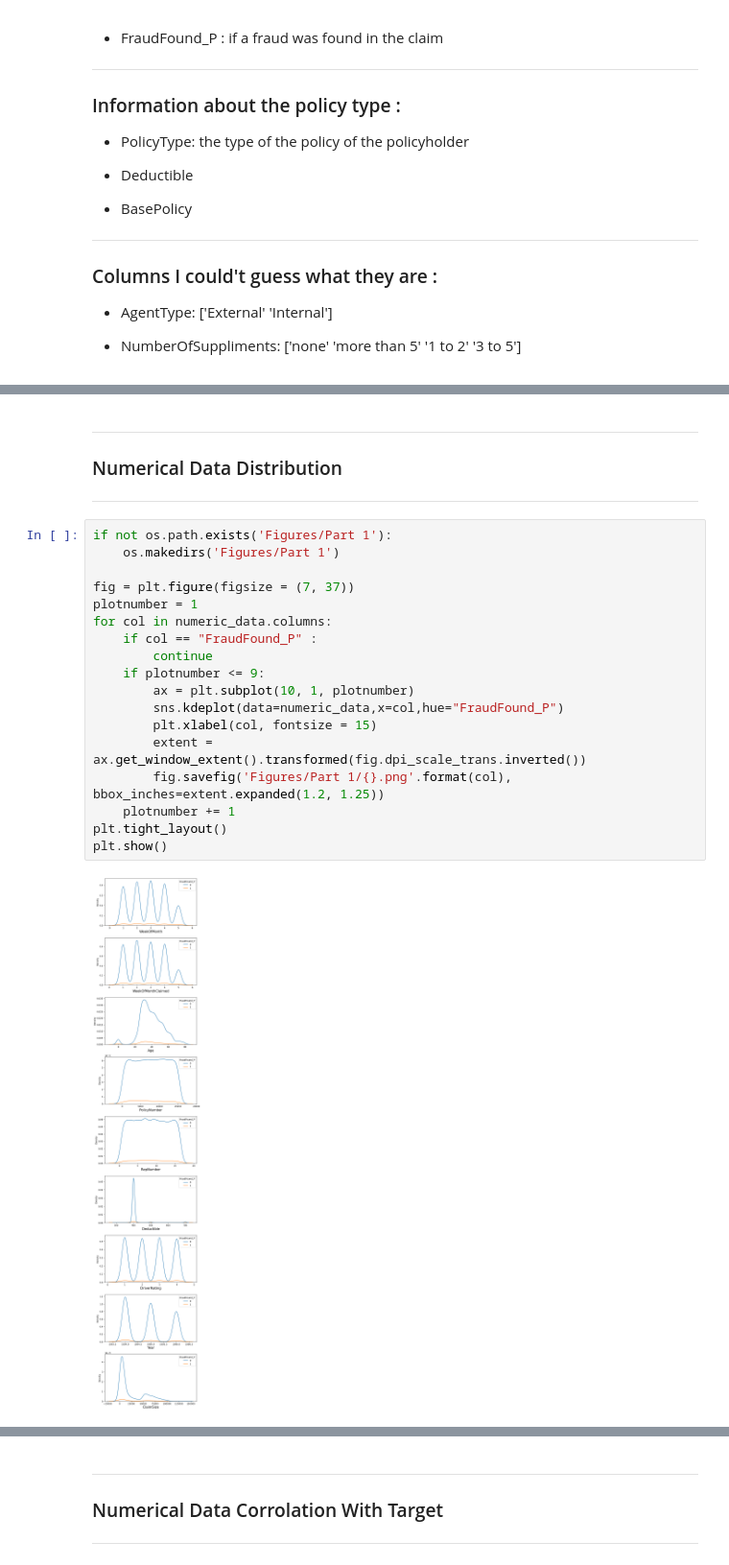
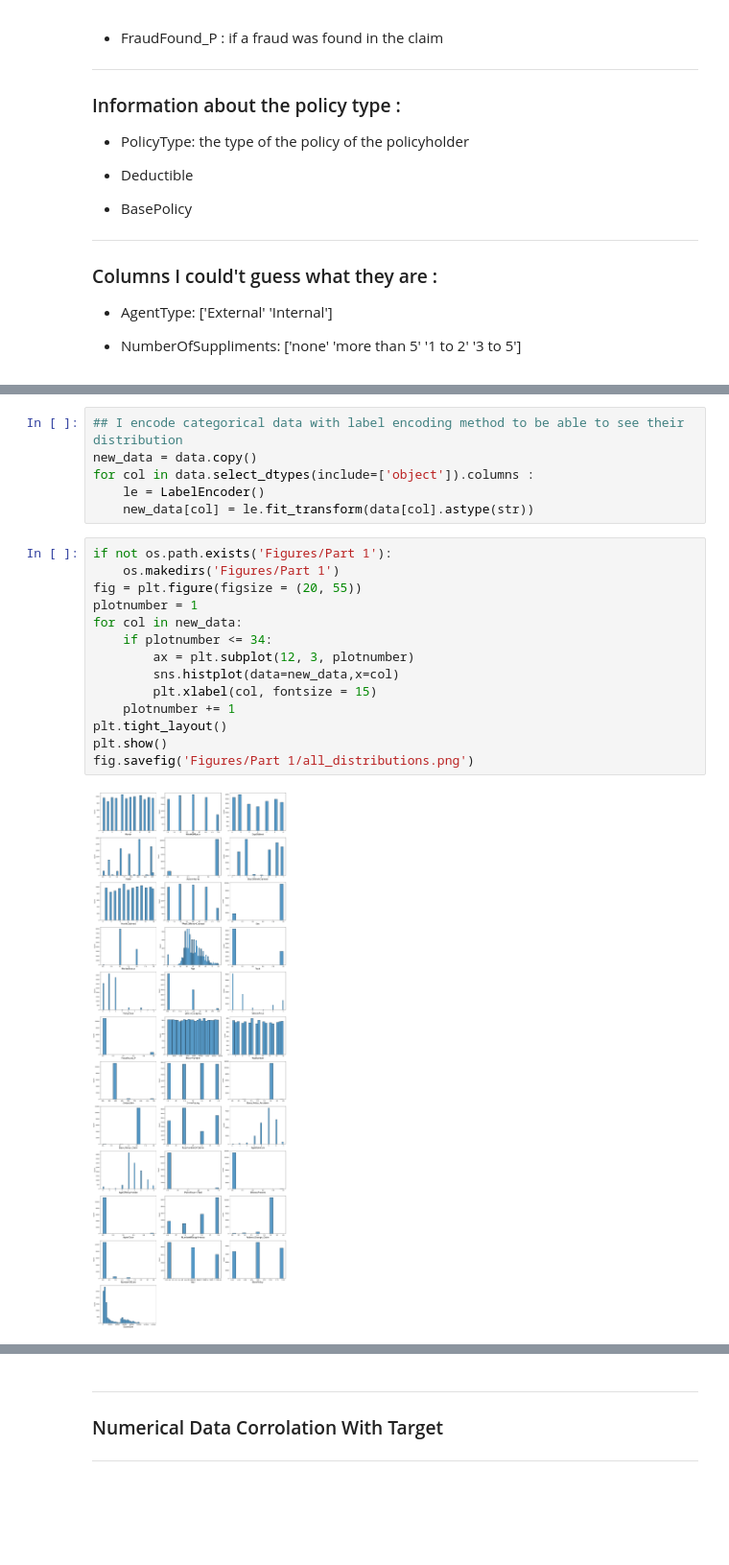
Before and after one commit to AzitaKalantar/Data-Science-Projects, a Jupyter notebook: Insurance Fraud Analysis/Part 1 - Exploratory Data Analysis.ipynb, the cells around one changed output, grey strips where cells are left out. Shown at 96% size. Cells and saved outputs as stored; diff of their text form; blank space fills up the shorter version.

Commit message:
Part 1 Updated

```diff
--- a/Insurance Fraud Analysis/Part 1 - Exploratory Data Analysis.ipynb
+++ b/Insurance Fraud Analysis/Part 1 - Exploratory Data Analysis.ipynb
@@ -161,26 +131,22 @@ numeric_data.head()
-# %% [markdown]
-***
-
-### Numerical Data Distribution
-
-***
-# %%
-if not os.path.exists('Figures/Part 1'):
-    os.makedirs('Figures/Part 1')
-
-fig = plt.figure(figsize = (7, 37))
-plotnumber = 1
-for col in numeric_data.columns:
-    if col == "FraudFound_P" :
-        continue
-    if plotnumber <= 9:
-        ax = plt.subplot(10, 1, plotnumber)
-        sns.kdeplot(data=numeric_data,x=col,hue="FraudFound_P")
-        plt.xlabel(col, fontsize = 15)
-        extent = ax.get_window_extent().transformed(fig.dpi_scale_trans.inverted())
-        fig.savefig('Figures/Part 1/{}.png'.format(col), bbox_inches=extent.expanded(1.2, 1.25))
-    plotnumber += 1
-plt.tight_layout()
-plt.show()
-# %% [output]
-[figure, removed]
+# %%
+## I encode categorical data with label encoding method to be able to see their distribution
+new_data = data.copy()
+for col in data.select_dtypes(include=['object']).columns :
+    le = LabelEncoder()
+    new_data[col] = le.fit_transform(data[col].astype(str))
+# %%
+if not os.path.exists('Figures/Part 1'):
+    os.makedirs('Figures/Part 1')
+fig = plt.figure(figsize = (20, 55))
+plotnumber = 1
+for col in new_data:
+    if plotnumber <= 34:
+        ax = plt.subplot(12, 3, plotnumber)
+        sns.histplot(data=new_data,x=col)
+        plt.xlabel(col, fontsize = 15)
+    plotnumber += 1
+plt.tight_layout()
+plt.show()
+fig.savefig('Figures/Part 1/all_distributions.png')
+# %% [output]
+[figure, added]
```
Also changed, not shown: parts of 7 cells of this notebook, 10 other files.
